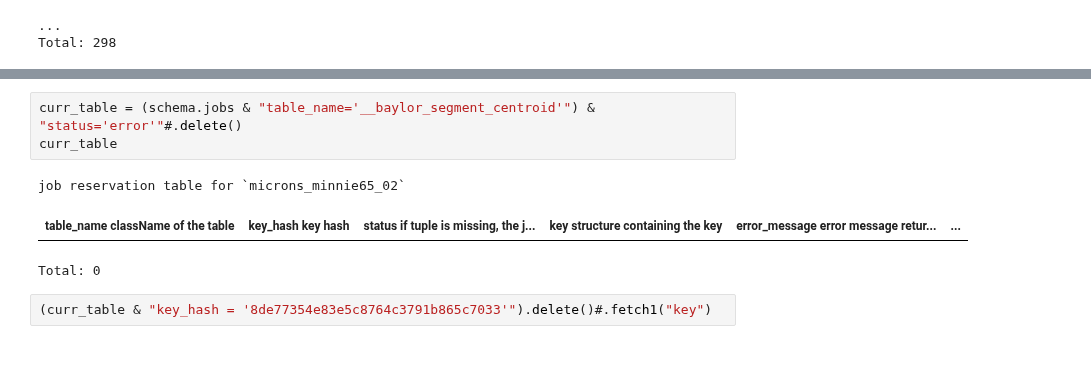
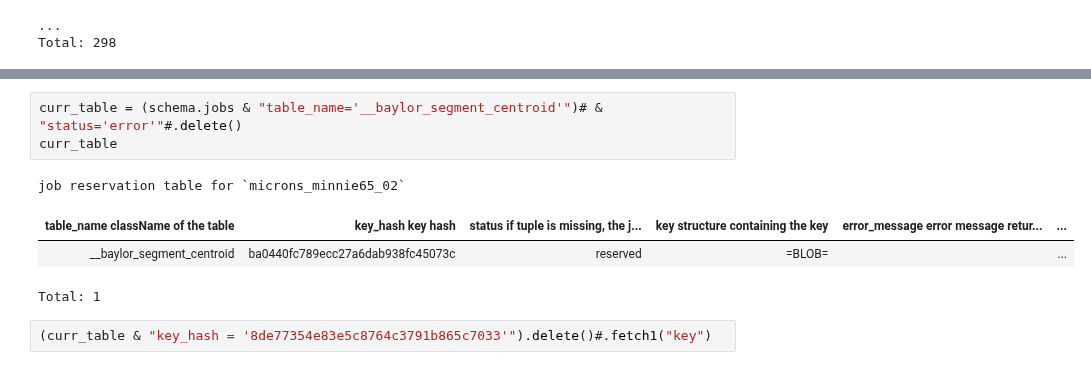
Before and after one commit to celiibrendan/neuron_mesh_tools, a Jupyter notebook: Auto_Proofreading/Preprocessing_Pipeline/Inspecting_Proofreading_Pipeline.ipynb, the cells around one changed output, grey strips where cells are left out. Cells and saved outputs as stored; diff of their text form.

```diff
--- a/Auto_Proofreading/Preprocessing_Pipeline/Inspecting_Proofreading_Pipeline.ipynb
+++ b/Auto_Proofreading/Preprocessing_Pipeline/Inspecting_Proofreading_Pipeline.ipynb
@@ -79,10 +79,11 @@ Total: 144
 # %%
-curr_table = (schema.jobs & "table_name='__baylor_segment_centroid'") & "status='error'"#.delete()
+curr_table = (schema.jobs & "table_name='__baylor_segment_centroid'")# & "status='error'"#.delete()
 curr_table
 # %% [output]
 job reservation table for `microns_minnie65_02`
 | table_name className of the table | key_hash key hash | status if tuple is missing, the j... | key structure containing the key | error_message error message retur... | ... |
+| __baylor_segment_centroid | ba0440fc789ecc27a6dab938fc45073c | reserved | =BLOB= |  | ... |
-Total: 0
+Total: 1
 # %%
 (curr_table & "key_hash = '8de77354e83e5c8764c3791b865c7033'").delete()#.fetch1("key")
 # %%
```
Also changed, not shown: parts of 2 cells of this notebook, 3 other files.
